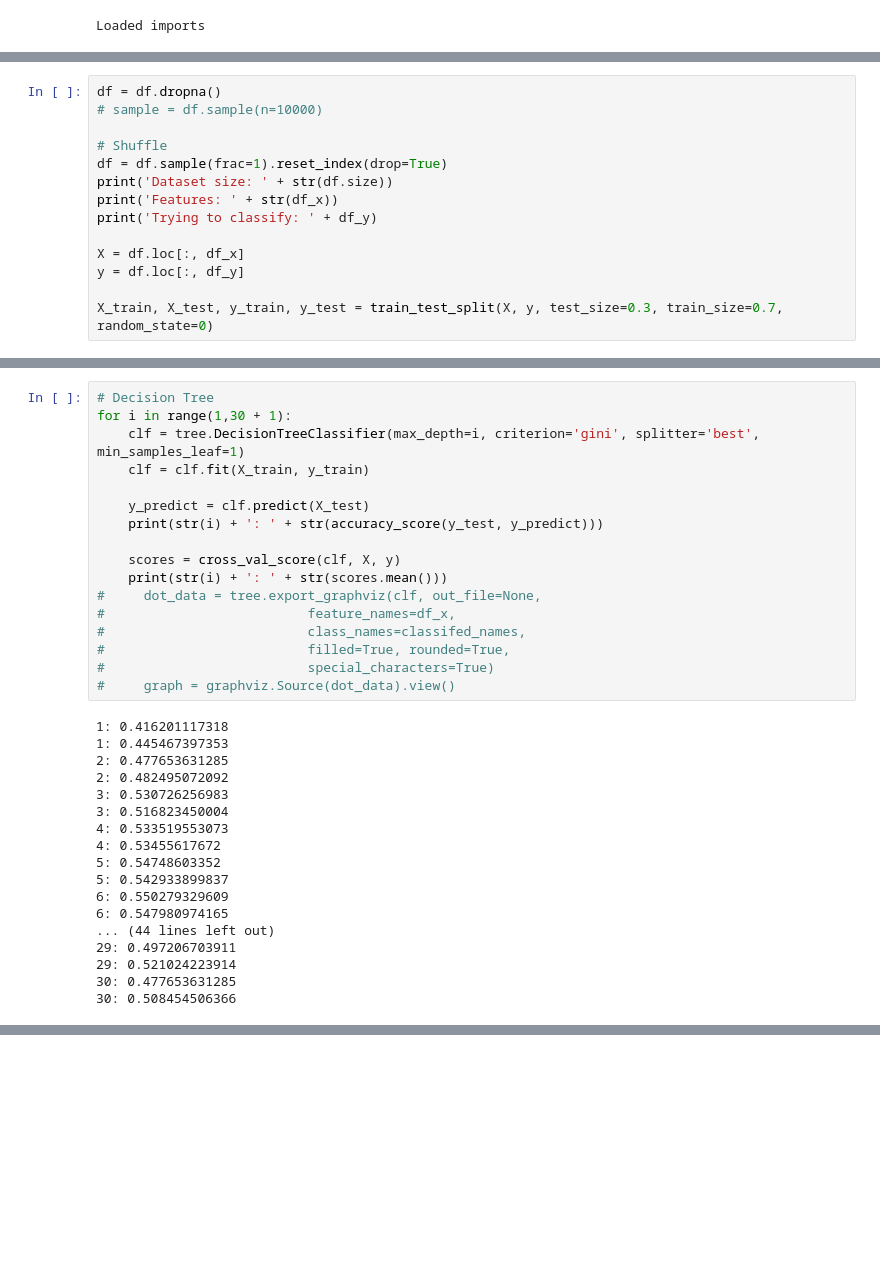
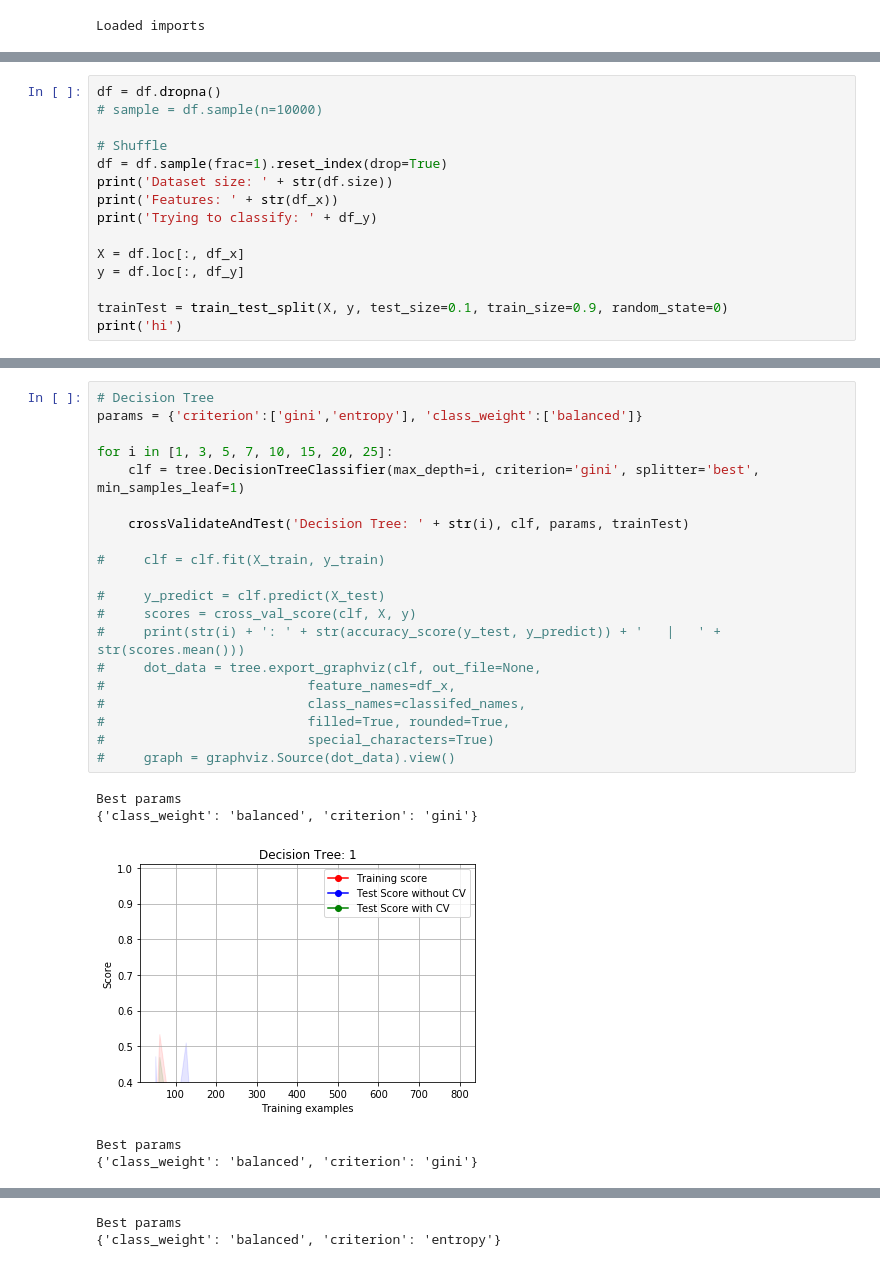
Before and after one commit to PhilipBale/CS7641-Graduate-ML, a Jupyter notebook: assignment1/code/Decision Trees.ipynb, the cells around one changed output, grey strips where cells are left out. Drawn from its saved outputs; the diff is of its cells as text; blank space fills up the shorter version.

```diff
--- a/assignment1/code/Decision Trees.ipynb
+++ b/assignment1/code/Decision Trees.ipynb
@@ -144,5 +144,6 @@ print('Trying to classify: ' + df_y)
 X = df.loc[:, df_x]
 y = df.loc[:, df_y]
 
-X_train, X_test, y_train, y_test = train_test_split(X, y, test_size=0.3, train_size=0.7, random_state=0)
+trainTest = train_test_split(X, y, test_size=0.1, train_size=0.9, random_state=0)
+print('hi')
 # %% [output]
@@ -152,35 +226,26 @@ Trying to classify: price_bracket
 # %%
 # Decision Tree
-for i in range(1,30 + 1):
+params = {'criterion':['gini','entropy'], 'class_weight':['balanced']}
+
+for i in [1, 3, 5, 7, 10, 15, 20, 25]:
     clf = tree.DecisionTreeClassifier(max_depth=i, criterion='gini', splitter='best', min_samples_leaf=1)
-    clf = clf.fit(X_train, y_train)
 
-    y_predict = clf.predict(X_test)
-    print(str(i) + ': ' + str(accuracy_score(y_test, y_predict)))
+    crossValidateAndTest('Decision Tree: ' + str(i), clf, params, trainTest)
 
-    scores = cross_val_score(clf, X, y)
-    print(str(i) + ': ' + str(scores.mean()))
+#     clf = clf.fit(X_train, y_train)
+
+#     y_predict = clf.predict(X_test)
+#     scores = cross_val_score(clf, X, y)
+#     print(str(i) + ': ' + str(accuracy_score(y_test, y_predict)) + '   |   ' + str(scores.mean()))
 #     dot_data = tree.export_graphviz(clf, out_file=None,
 #                          feature_names=df_x,
 #                          class_names=classifed_names,
 #                          filled=True, rounded=True,
 #                          special_characters=True)
 #     graph = graphviz.Source(dot_data).view()
 # %% [output]
-1: 0.416201117318
-1: 0.445467397353
-2: 0.477653631285
-2: 0.482495072092
-3: 0.530726256983
-3: 0.516823450004
-4: 0.533519553073
-4: 0.53455617672
-5: 0.54748603352
-5: 0.542933899837
-6: 0.550279329609
-6: 0.547980974165
-... (44 lines left out)
-29: 0.497206703911
-29: 0.521024223914
-30: 0.477653631285
-30: 0.508454506366
+Best params
+{'class_weight': 'balanced', 'criterion': 'gini'}
+[figure, added]
+Best params
+{'class_weight': 'balanced', 'criterion': 'gini'}
@@ -186,0 +253,2 @@ for i in range(1,30 + 1):
+Best params
+{'class_weight': 'balanced', 'criterion': 'entropy'}
```
Also changed, not shown: parts of 10 cells of this notebook.
